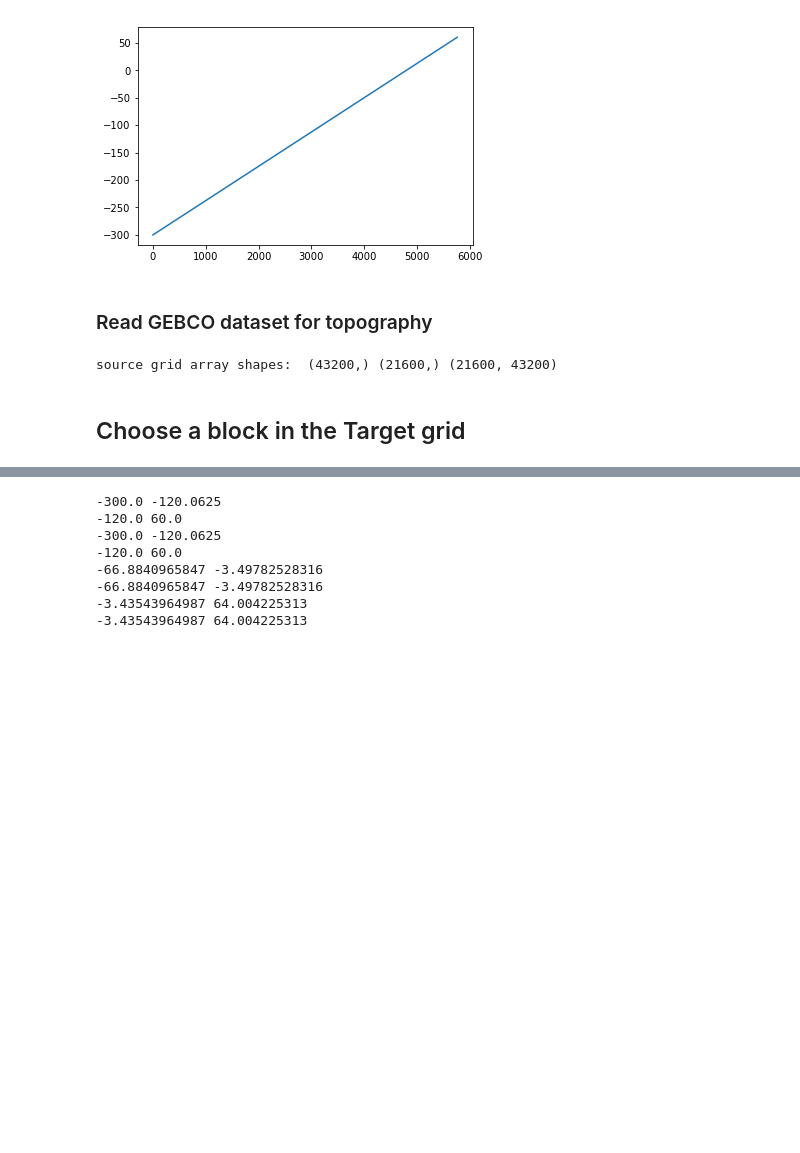
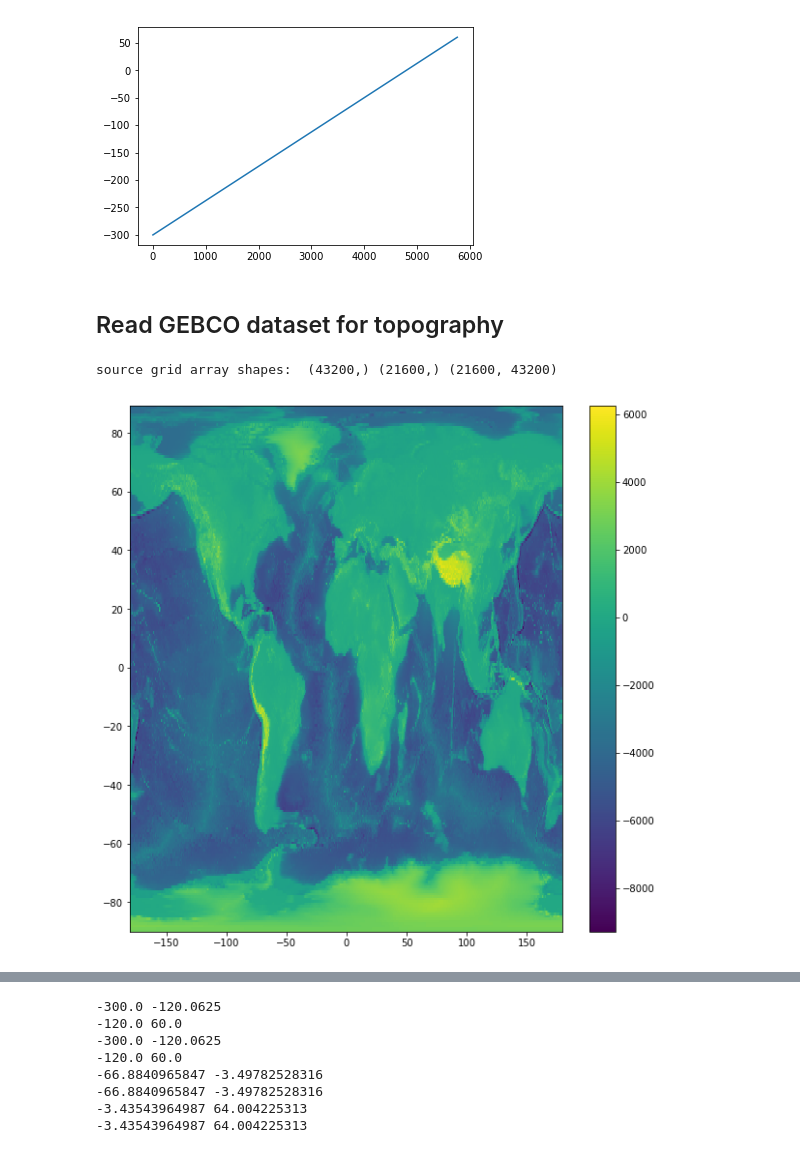
Before and after one commit to adcroft/thin-wall-topography, a Jupyter notebook: python/algorithm_dev-10.ipynb, the cells around one changed output, grey strips where cells are left out. Drawn from its saved outputs; the diff is of its cells as text; code cells hidden in the pictures; blank space fills up the shorter version.

```diff
--- a/python/algorithm_dev-10.ipynb
+++ b/python/algorithm_dev-10.ipynb
@@ -315,7 +329,7 @@ plt.plot(Merc_p125_lon[0,:])
 [<matplotlib.lines.Line2D at 0x...>]
 [figure]
 # %% [markdown]
-### Read GEBCO dataset for topography
+## Read GEBCO dataset for topography
 # %%
 #Global grid
 #gebcodata = netCDF4.Dataset('/archive/gold/datasets/topography/GEBCO_08_v1.nc')
@@ -341,4 +346,11 @@ gebco_lat_grd = np.tile(gebco_lat.reshape(gebco_lat.shape[0],1),(1,gebco_lon.sha
 # %% [output]
 source grid array shapes:  (43200,) (21600,) (21600, 43200)
-# %% [markdown]
-## Choose a block in the Target grid
+# %%
+gebco_lon_grd = np.tile(gebco_lon,(gebco_lat.shape[0],1))
+gebco_lat_grd = np.tile(gebco_lat.reshape(gebco_lat.shape[0],1),(1,gebco_lon.shape[0]))
+#print(gebco_lon_grd.shape,gebco_lat_grd.shape)
+#(21600, 43200) (21600, 43200)
+plt.figure(figsize=(10,10))
+plt.pcolormesh(gebco_lon_grd[::100,::100], gebco_lat_grd[::100,::100],gebco_elv[::100,::100]);plt.colorbar();
+# %% [output]
+[figure, added]
```
Also changed, not shown: parts of 13 cells of this notebook, 2 other files.
